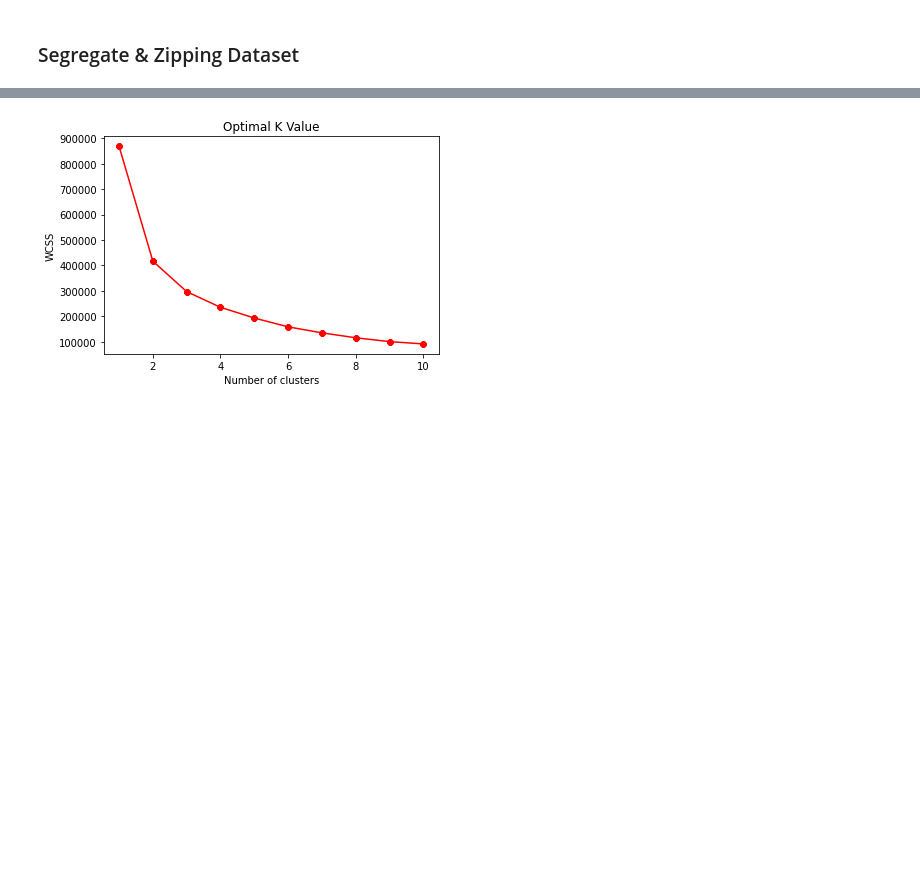
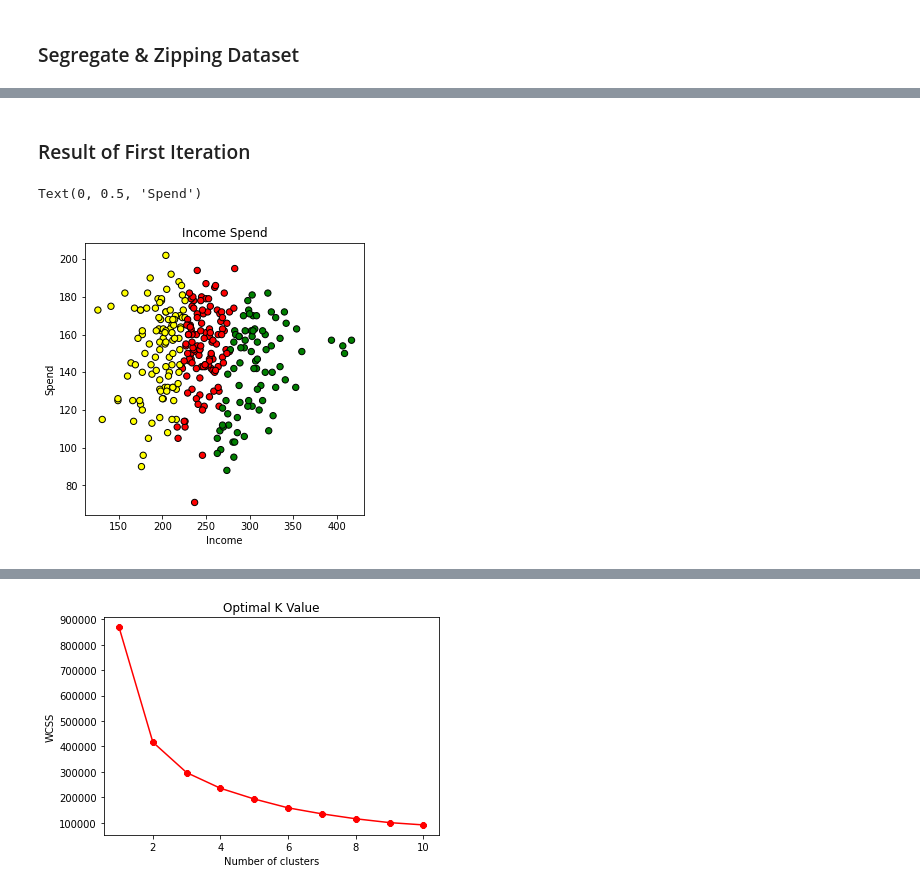
Before and after one commit to VindaShinde/ML-basic_Models, a Jupyter notebook: KMeans_ClusterringUsingIncomeSpent.ipynb, the cells around one changed output, grey strips where cells are left out. Cells and saved outputs as stored; diff of their text form; code cells hidden in the pictures; blank space fills up the shorter version.

```diff
--- a/KMeans_ClusterringUsingIncomeSpent.ipynb
+++ b/KMeans_ClusterringUsingIncomeSpent.ipynb
@@ -51,0 +93,5 @@ X = np.array(list(zip(Income, Spend)))
+# %%
+dataset["Dist1"] = np.sqrt((Income-centroid1[0])**2 + (Spend-centroid1[1])**2)
+dataset["Dist2"] = np.sqrt((Income-centroid2[0])**2 + (Spend-centroid2[1])**2)
+dataset["Dist3"] = np.sqrt((Income-centroid3[0])**2 + (Spend-centroid3[1])**2)
+dataset.head()
@@ -51,0 +107,7 @@ X = np.array(list(zip(Income, Spend)))
+# %%
+dataset["Association"] = np.where(
+    (dataset.Dist1 < dataset.Dist2) &
+    (dataset.Dist1 < dataset.Dist3), 1,
+    np.where((dataset.Dist2 < dataset.Dist1) &
+             (dataset.Dist2 < dataset.Dist3), 2, 3))
+dataset.head()
@@ -51,0 +121,15 @@ X = np.array(list(zip(Income, Spend)))
+# %% [markdown]
+### Result of First Iteration
+# %%
+fig = plt.figure(figsize=(5,5))
+
+# Create a colormap
+colormap = np.array(['black', 'yellow', 'red', 'green'])
+
+plt.scatter(Income,Spend, c = colormap[dataset.Association], edgecolor = 'black', s = 40 )
+plt.title("Income Spend")
+plt.xlabel("Income")
+plt.ylabel("Spend")
+# %% [output]
+Text(0, 0.5, 'Spend')
+[figure, added]
```
Also changed, not shown: parts of 27 cells of this notebook.
